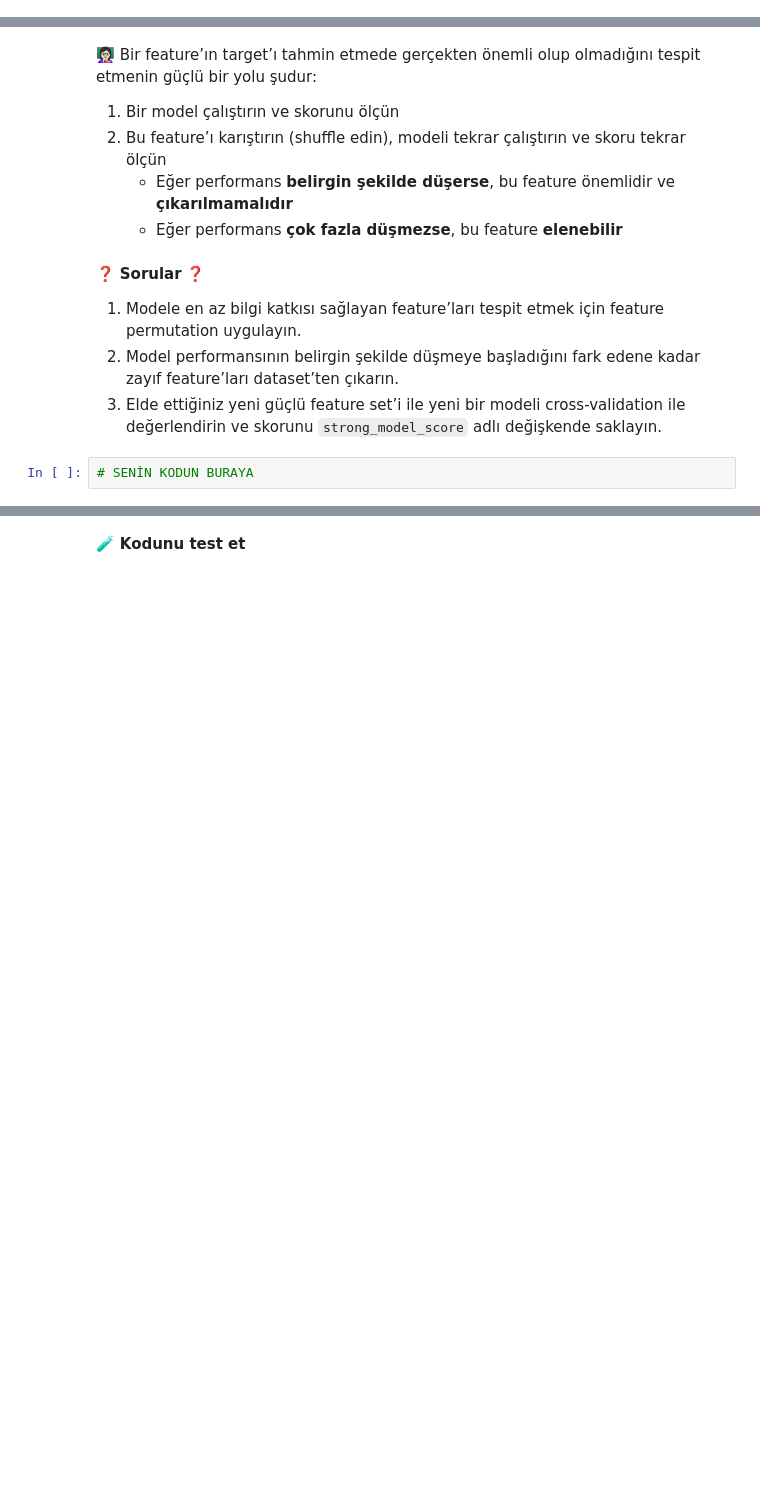
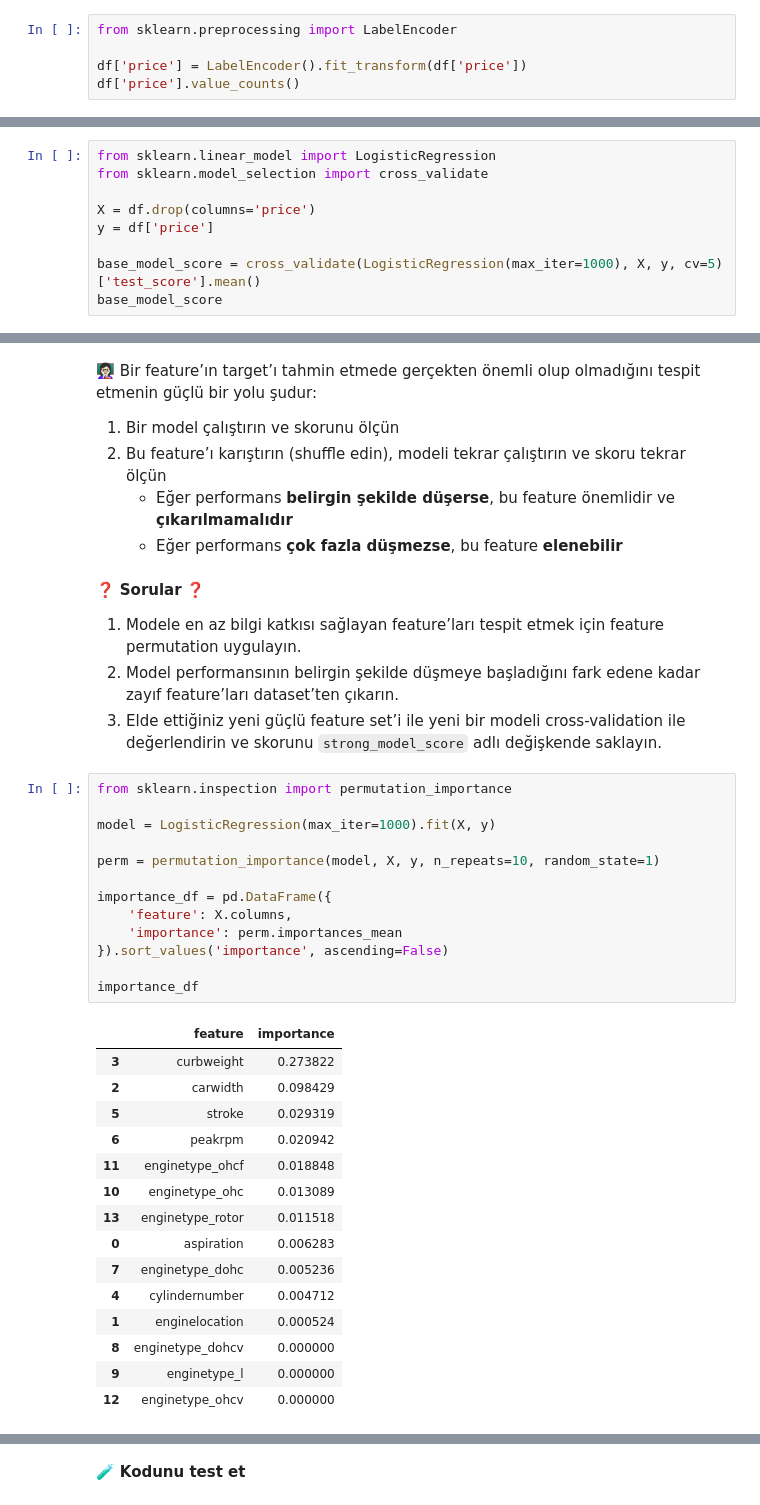
Before and after one commit to icedemirkaano/S16D2-S-Data-car-prices, a Jupyter notebook: Car-Prices.ipynb, the cells around one changed output, grey strips where cells are left out. Cells and saved outputs as stored; diff of their text form; blank space fills up the shorter version.

Commit message:
Completed car prices challenge

```diff
--- a/Car-Prices.ipynb
+++ b/Car-Prices.ipynb
@@ -286,0 +393,5 @@ df.shape
+# %%
+from sklearn.preprocessing import LabelEncoder
+
+df['price'] = LabelEncoder().fit_transform(df['price'])
+df['price'].value_counts()
@@ -305,0 +438,9 @@ print(result.check())
+# %%
+from sklearn.linear_model import LogisticRegression
+from sklearn.model_selection import cross_validate
+
+X = df.drop(columns='price')
+y = df['price']
+
+base_model_score = cross_validate(LogisticRegression(max_iter=1000), X, y, cv=5)['test_score'].mean()
+base_model_score
@@ -329,5 +492,32 @@ print(result.check())
 1. Modele en az bilgi katkısı sağlayan feature’ları tespit etmek için feature permutation uygulayın.
 2. Model performansının belirgin şekilde düşmeye başladığını fark edene kadar zayıf feature’ları dataset’ten çıkarın.
 3. Elde ettiğiniz yeni güçlü feature set’i ile yeni bir modeli cross-validation ile değerlendirin ve skorunu `strong_model_score` adlı değişkende saklayın.
-# %%
-# SENİN KODUN BURAYA
+# %%
+from sklearn.inspection import permutation_importance
+
+model = LogisticRegression(max_iter=1000).fit(X, y)
+
+perm = permutation_importance(model, X, y, n_repeats=10, random_state=1)
+
+importance_df = pd.DataFrame({
+    'feature': X.columns,
+    'importance': perm.importances_mean
+}).sort_values('importance', ascending=False)
+
+importance_df
+# %% [output]
+|  | feature | importance |
+| 3 | curbweight | 0.273822 |
+| 2 | carwidth | 0.098429 |
+| 5 | stroke | 0.029319 |
+| 6 | peakrpm | 0.020942 |
+| 11 | enginetype_ohcf | 0.018848 |
+| 10 | enginetype_ohc | 0.013089 |
+| 13 | enginetype_rotor | 0.011518 |
+| 0 | aspiration | 0.006283 |
+| 7 | enginetype_dohc | 0.005236 |
+| 4 | cylindernumber | 0.004712 |
+| 1 | enginelocation | 0.000524 |
+| 8 | enginetype_dohcv | 0.000000 |
+| 9 | enginetype_l | 0.000000 |
+| 12 | enginetype_ohcv | 0.000000 |
```
Also changed, not shown: parts of 30 cells of this notebook, 4 other files.
